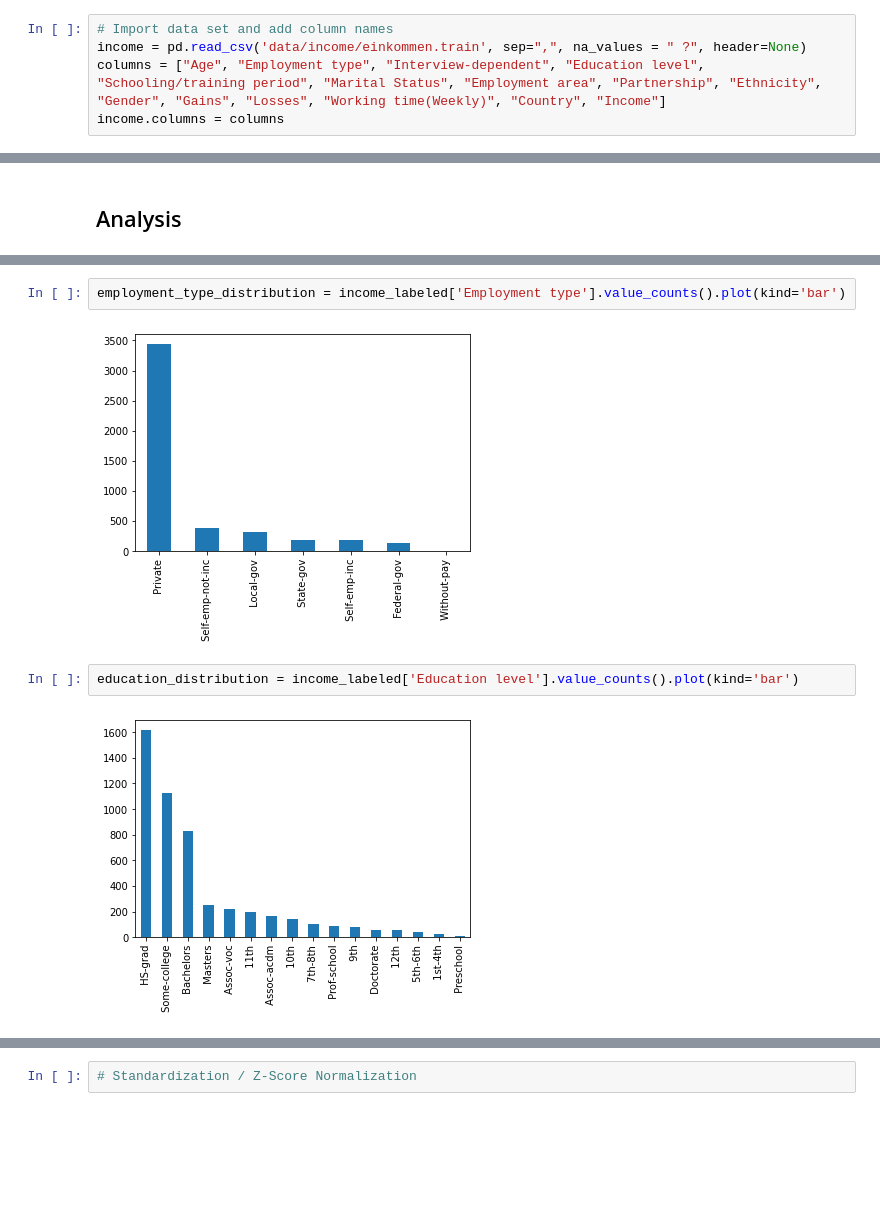
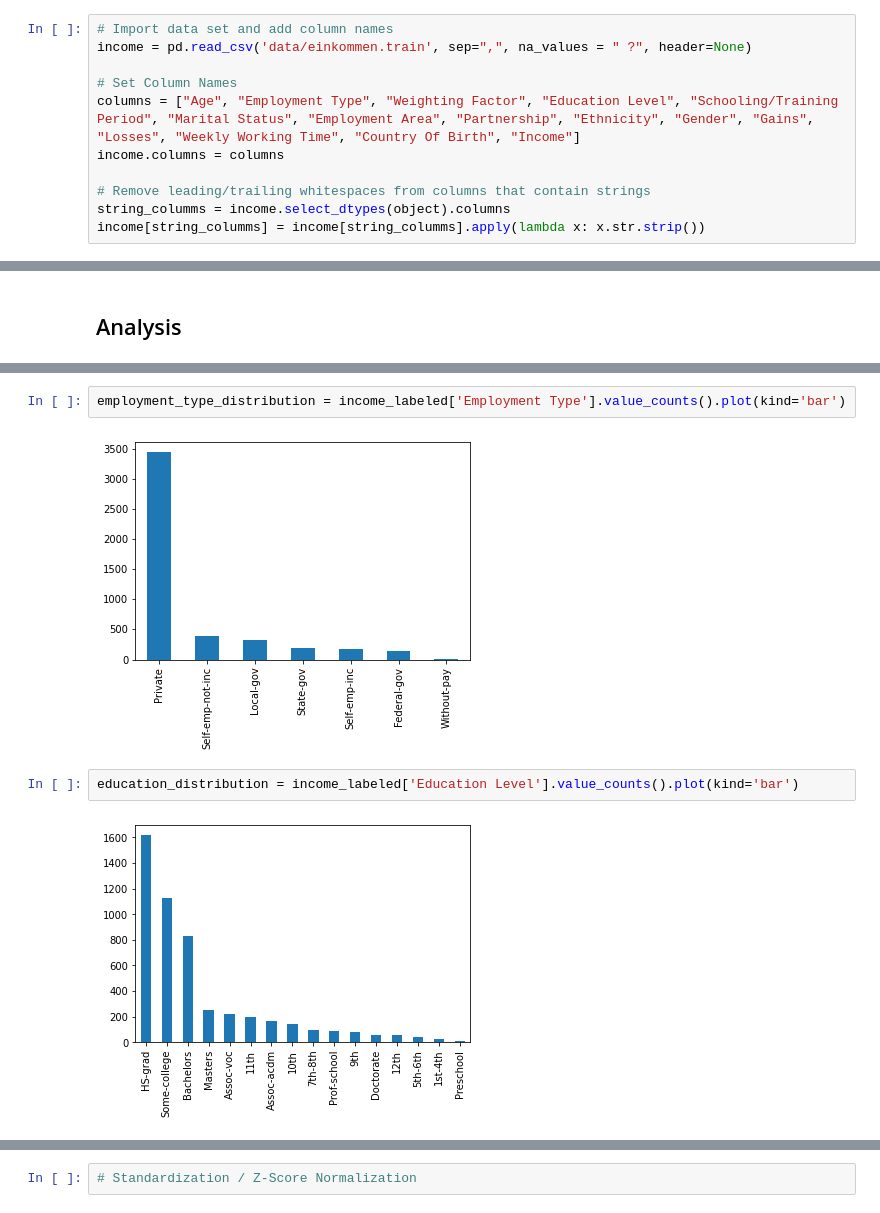
Before and after one commit to lucashoeft/Intelligent-Data-Analysis-Project, a Jupyter notebook: Intelligent-Data-Analysis-Project.ipynb, the cells around one changed output, grey strips where cells are left out. Cells and saved outputs as stored; diff of their text form; blank space fills up the shorter version.

```diff
--- a/Intelligent-Data-Analysis-Project.ipynb
+++ b/Intelligent-Data-Analysis-Project.ipynb
@@ -18,9 +18,15 @@ Your task is to predict the income group of the remaining 25.000 interviewees an
 Load the data into Python and preprocess it. Choose adequate data transformations, normalizations etc. and decide on how to deal with missing values (marked with “?”). Consider which kinds of features the preprocessed data shall contain. Once you have preprocessed the data, train a model to predict a person’s income group and apply it to the 25.000 individuals whose income group is unknown. Identify a suitable learning method and implement it in Python. Train and evaluate the model. Provide a short documentation and motivation of each of your steps.
 # %%
 # Import data set and add column names
-income = pd.read_csv('data/income/einkommen.train', sep=",", na_values = " ?", header=None)
-columns = ["Age", "Employment type", "Interview-dependent", "Education level", "Schooling/training period", "Marital Status", "Employment area", "Partnership", "Ethnicity", "Gender", "Gains", "Losses", "Working time(Weekly)", "Country", "Income"]
+income = pd.read_csv('data/einkommen.train', sep=",", na_values = " ?", header=None)
+
+# Set Column Names
+columns = ["Age", "Employment Type", "Weighting Factor", "Education Level", "Schooling/Training Period", "Marital Status", "Employment Area", "Partnership", "Ethnicity", "Gender", "Gains", "Losses", "Weekly Working Time", "Country Of Birth", "Income"]
 income.columns = columns
+
+# Remove leading/trailing whitespaces from columns that contain strings
+string_columms = income.select_dtypes(object).columns
+income[string_columms] = income[string_columms].apply(lambda x: x.str.strip())
 # %%
 # Split data set into sets where Income is known or unknwn
 income_labeled = income[income['Income'].notnull()]
@@ -113,11 +116,11 @@ ax.set_xticklabels(ax.get_xticklabels(),rotation=30)
 # %%
-employment_type_distribution = income_labeled['Employment type'].value_counts().plot(kind='bar')
+employment_type_distribution = income_labeled['Employment Type'].value_counts().plot(kind='bar')
 # %% [output]
-[figure, old version]
+[figure, new version]
 # %%
-education_distribution = income_labeled['Education level'].value_counts().plot(kind='bar')
+education_distribution = income_labeled['Education Level'].value_counts().plot(kind='bar')
 # %% [output]
-[figure, old version]
+[figure, new version]
 # %%
 maritial_status_distribution = income_labeled['Marital Status'].value_counts().plot(kind='bar')
 # %% [output]
```
Also changed, not shown: parts of 23 cells of this notebook, 9 other files.
